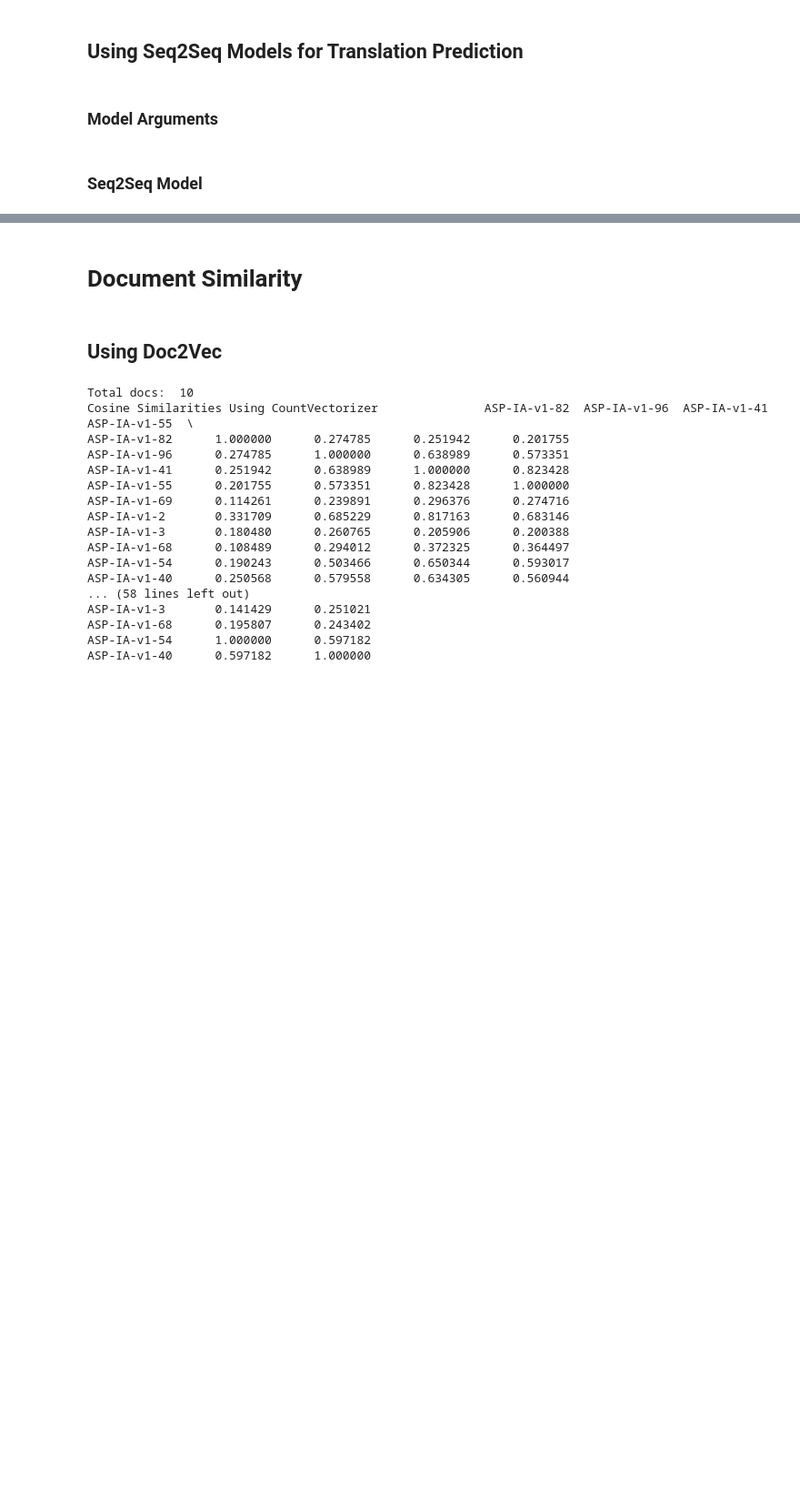
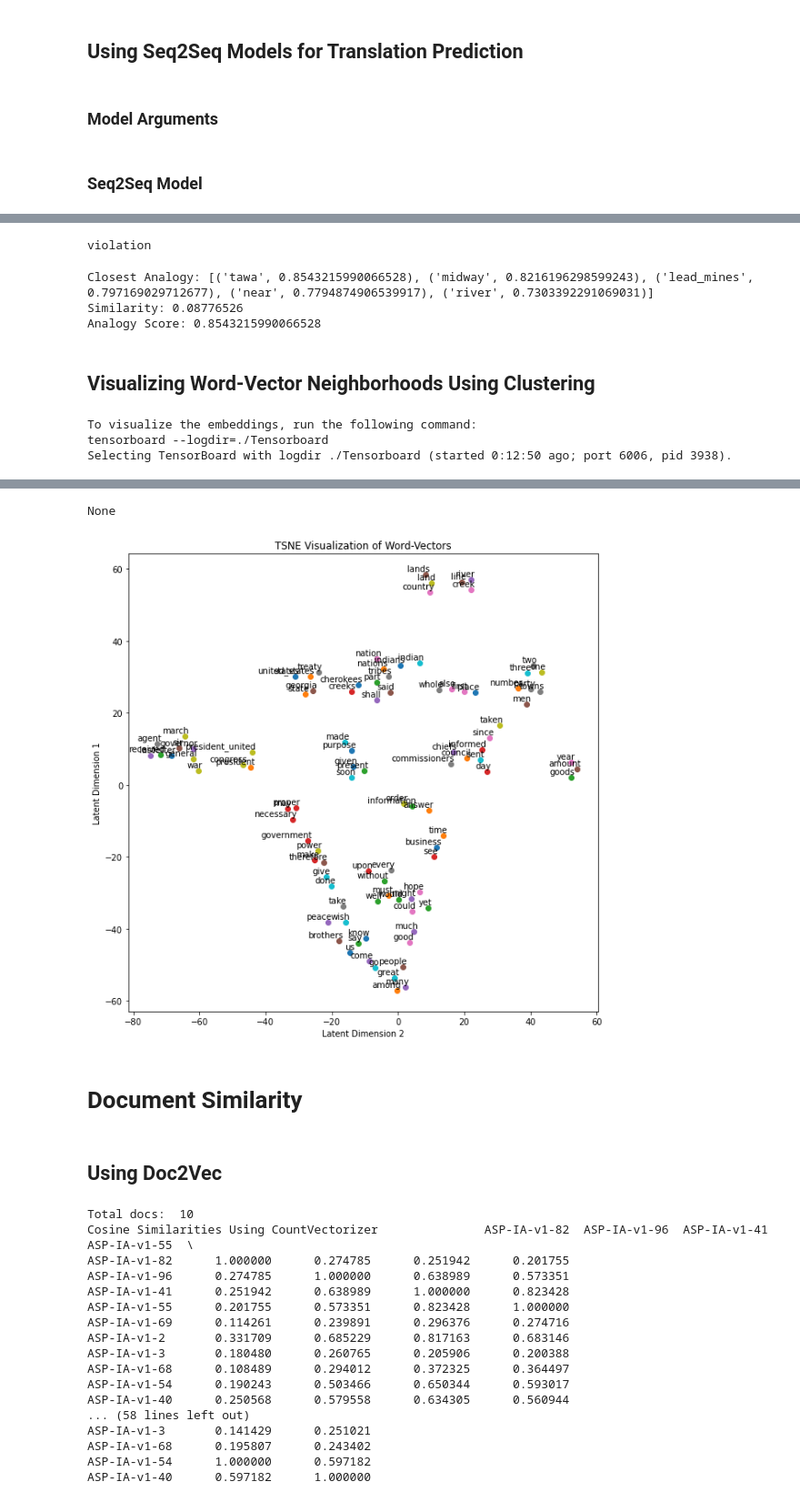
Before and after one commit to aaron68lee/NLP-Graphical-Knowledge-Mining, a Jupyter notebook: Topic_Modeling.ipynb, the cells around one changed output, grey strips where cells are left out. Shown at 91% size. Cells and saved outputs as stored; diff of their text form; code cells hidden in the pictures; blank space fills up the shorter version.

```diff
--- a/Topic_Modeling.ipynb
+++ b/Topic_Modeling.ipynb
@@ -322,7 +329,7 @@ def extract_documents(url, max_docs):
 
 #docs_folder_path = "/Users/aaron68lee/Documents/Coding-Projects/NLP-Research/FRconquest_split"
 docs_folder_path = "/Users/aaron68lee/Documents/Coding-Projects/NLP-Research/datasets/English-Sample"
-max_docs = 10
+max_docs = 500
 max_chars = 500
 max_print = 5
 
@@ -1527,6 +1467,0 @@ print(top_sim)
-# %%
-def odd_words(model, string):
-    return model.wv.doesnt_match(string.split())
-
-word = odd_word(model, "america indians violation cherokees")
-print(word)
@@ -1649,5 +1467,0 @@ SyntaxError: 'continue' not properly in loop (3381163932.py, line 30)
-# %%
-word_axes = [["indians", "cherokees"], ['peace', 'happy']]
-words = ['woman', 'man', 'queen', 'king', 'human', 'person', 'girl', 'child', 'boy', 'salad', 'lettuce', 'tomato', 'soup', 'turnip', 'arugula', 'pepper', 'greens', 'barley', 'bean', 'stew', 'carrot']
-
-tsne_plot(model, words, word_axes)
@@ -1655,0 +1537,48 @@ tsne_plot(model, words, word_axes)
+# %%
+def odd_words(model, string):
+    return model.wv.doesnt_match(string.split())
+
+word = odd_words(model, "america indians violation cherokees")
+print(word)
+# %% [output]
+violation
+# %%
+def get_vector_context(model, w1, w2, w3):
+
+    vocab = list(model.wv.key_to_index.keys())
+    if w1 not in vocab:
+        print(w1, "not found in vocab")
+        return
+    if w2 not in vocab:
+        print(w2, "not found in vocab")
+        return
+    if w3 not in vocab:
+        print(w3, "not found in vocab")
+        return
+
+    context = model.wv[w1] - model.wv[w2]
+    vector = context.reshape(1, -1)[0]
+    query = model.wv[w3].reshape(1,-1)
+    similarity = cosine_similarity(context.reshape(1,-1), query)[0][0]
+
+    # Normalize the vector
+    normalized_vector = vector / np.linalg.norm(vector)
+
+    # Find the most similar word
+    most_similar_word = model.wv.most_similar([normalized_vector], topn=5)
+    score = most_similar_word[0][1]
+    #model.wv.key_to_index[model.wv.most_similar([normalized_vector], topn=1)[0][0]]
+
+    return vector, most_similar_word, similarity, score
+
+vector, answer, similarity, score = get_vector_context(model, "americans", "happy", "indians")
+
+print("Closest Analogy:", answer)
+print("Similarity:", similarity)
+print("Analogy Score:", score)
+# %% [output]
+Closest Analogy: [('tawa', 0.8543215990066528), ('midway', 0.8216196298599243), ('lead_mines', 0.797169029712677), ('near', 0.7794874906539917), ('river', 0.7303392291069031)]
+Similarity: 0.08776526
+Analogy Score: 0.8543215990066528
+# %% [markdown]
+## Visualizing Word-Vector Neighborhoods Using Clustering
@@ -1655,0 +1724,9 @@ tsne_plot(model, words, word_axes)
+# %%
+word_axes = [['war'], ['happy', 'peace']]
+words = vocab[0:100]
+
+tsne_plot(model, words, word_axes=None, topn=10, n_comp=2)
+# %% [output]
+To visualize the embeddings, run the following command:
+tensorboard --logdir=./Tensorboard
+Selecting TensorBoard with logdir ./Tensorboard (started 0:12:50 ago; port 6006, pid 3938).
@@ -1656,3 +1734,5 @@ tsne_plot(model, words, word_axes)
+None
+[figure, added]
 # %% [markdown]
 # **Document Similarity**
 # %% [markdown]
```
Also changed, not shown: parts of 106 cells of this notebook, 12 other files.
